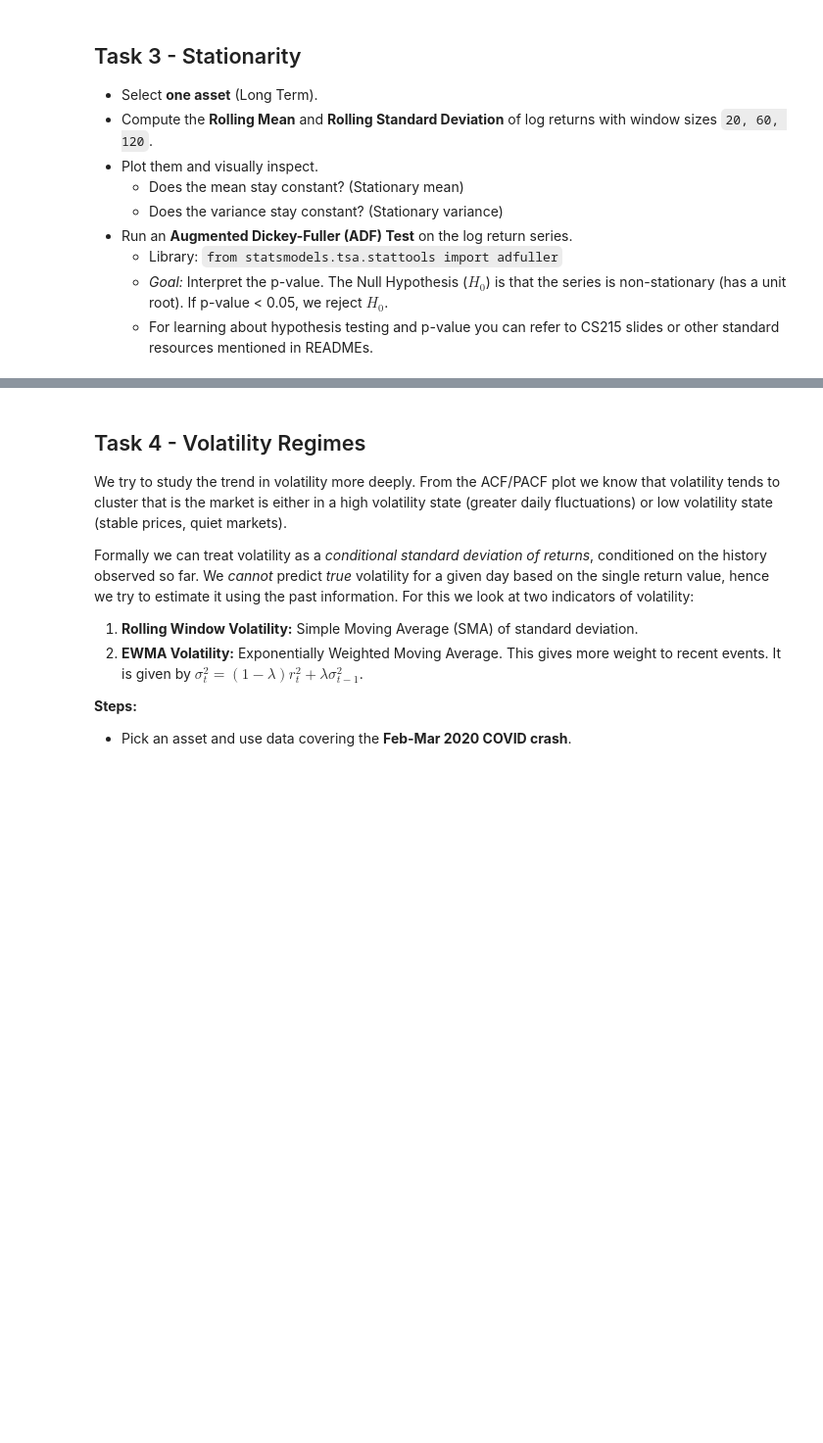
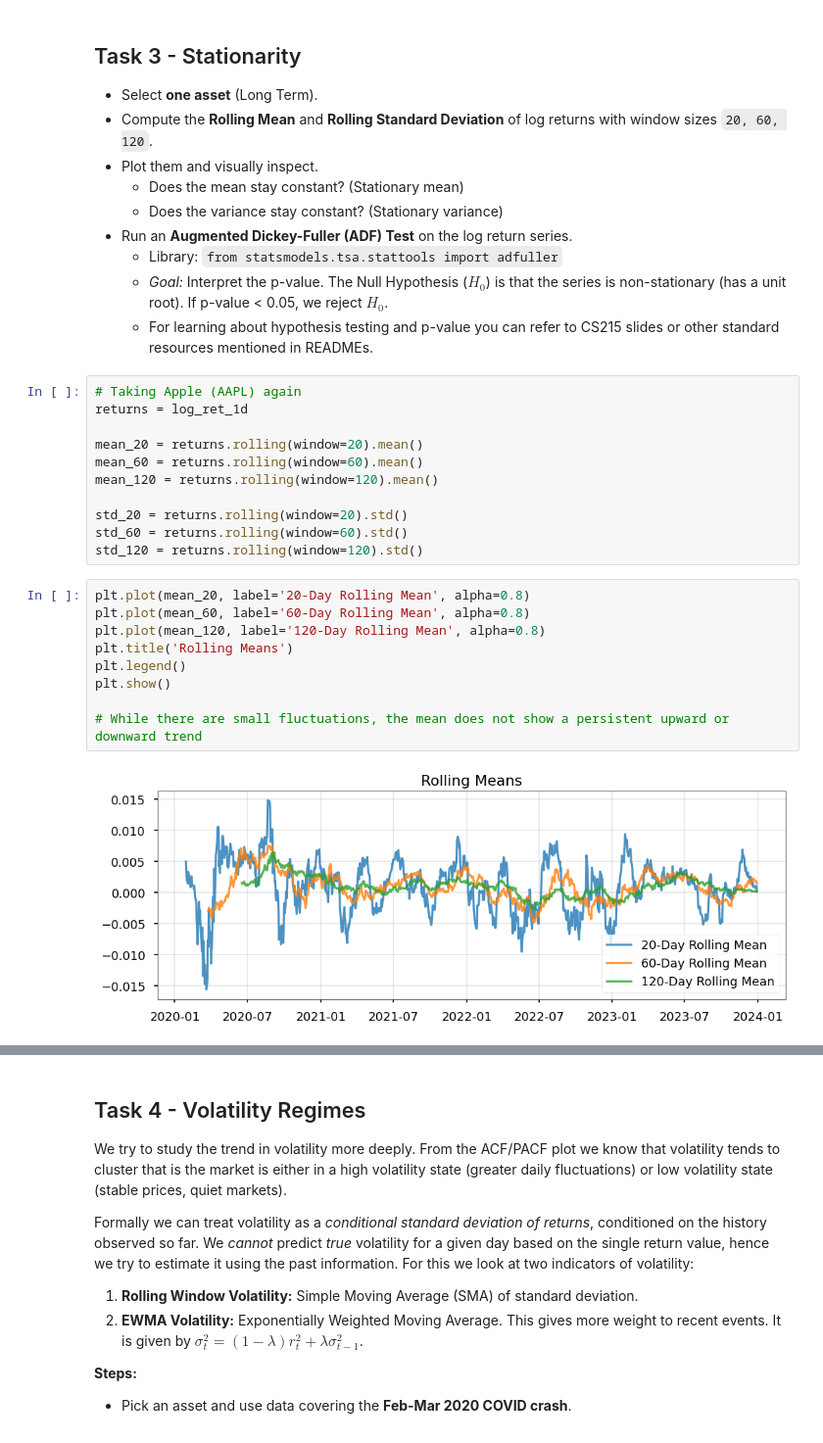
Before and after one commit to sparshvgpt/Predict2Optimize-WiDS-2025, a Jupyter notebook: week1/task1.ipynb, the cells around one changed output, grey strips where cells are left out. Shown at 98% size. Saved outputs shown, nothing was run; the diff lists cells and outputs as text; blank space fills up the shorter version.

```diff
--- a/week1/task1.ipynb
+++ b/week1/task1.ipynb
@@ -123,3 +147,25 @@ Yes, price drops are generally correlated with high volatility in the above plot
     * Library: `from statsmodels.tsa.stattools import adfuller`
     * *Goal:* Interpret the p-value. The Null Hypothesis ($H_0$) is that the series is non-stationary (has a unit root). If p-value < 0.05, we reject $H_0$.
     * For learning about hypothesis testing and p-value you can refer to CS215 slides or other standard resources mentioned in READMEs.
+# %%
+# Taking Apple (AAPL) again
+returns = log_ret_1d
+
+mean_20 = returns.rolling(window=20).mean()
+mean_60 = returns.rolling(window=60).mean()
+mean_120 = returns.rolling(window=120).mean()
+
+std_20 = returns.rolling(window=20).std()
+std_60 = returns.rolling(window=60).std()
+std_120 = returns.rolling(window=120).std()
+# %%
+plt.plot(mean_20, label='20-Day Rolling Mean', alpha=0.8)
+plt.plot(mean_60, label='60-Day Rolling Mean', alpha=0.8)
+plt.plot(mean_120, label='120-Day Rolling Mean', alpha=0.8)
+plt.title('Rolling Means')
+plt.legend()
+plt.show()
+
+# While there are small fluctuations, the mean does not show a persistent upward or downward trend
+# %% [output]
+[figure, added]
```
Also changed, not shown: parts of 16 cells of this notebook, 1 other file.
